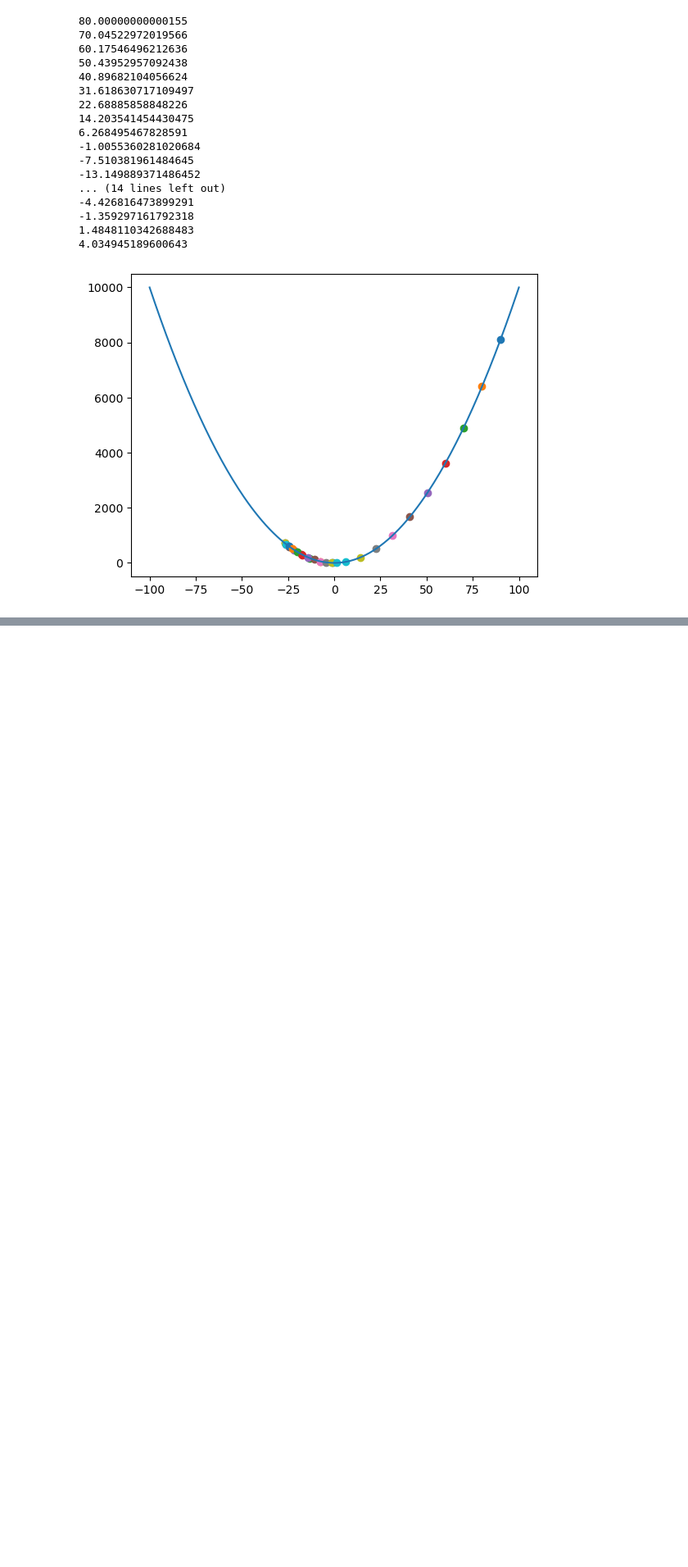
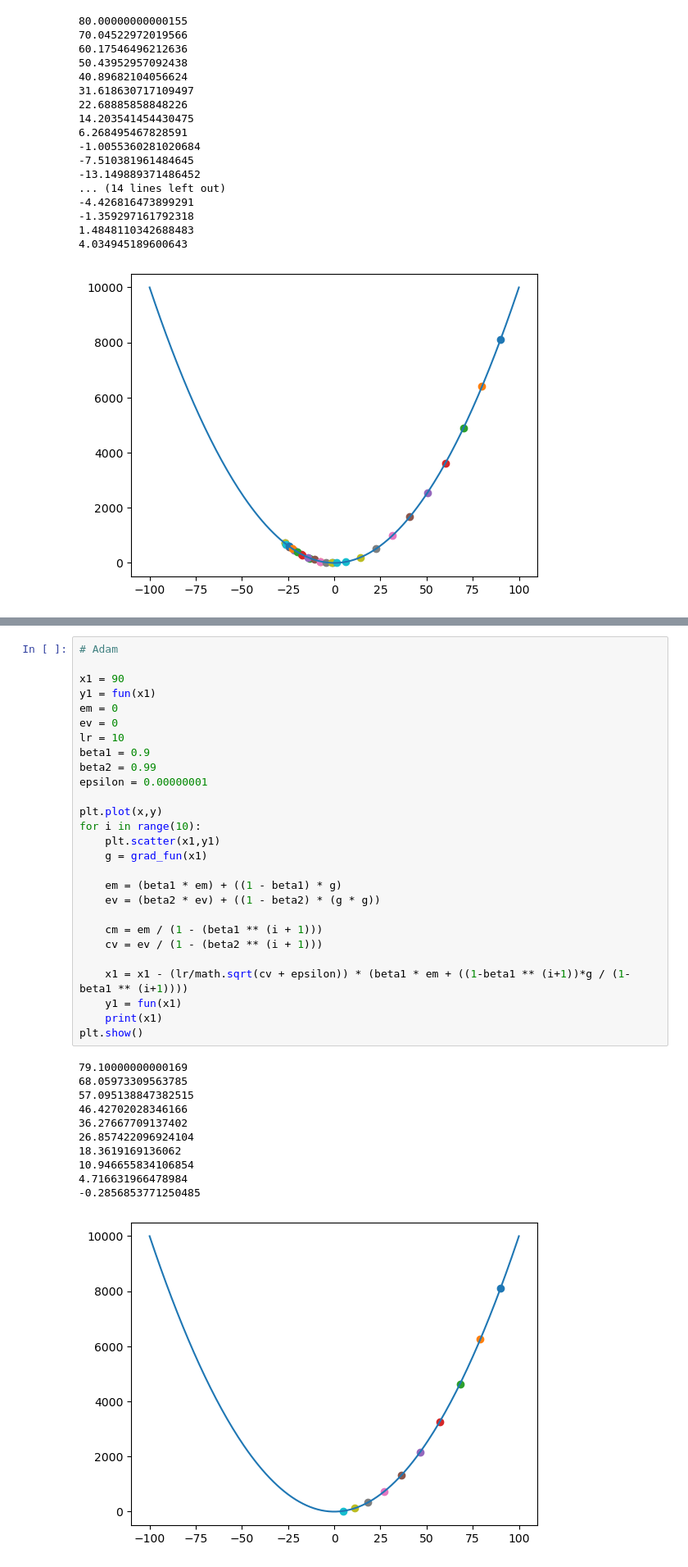
Before and after one commit to Jithendiran/mlTask, a Jupyter notebook: docs/gradient/Adam.ipynb, the cells around one changed output, grey strips where cells are left out. Shown: that part at 82% size. Cells and saved outputs as stored; diff of their text form; blank space fills up the shorter version.

```diff
--- a/docs/gradient/Adam.ipynb
+++ b/docs/gradient/Adam.ipynb
@@ -143,0 +152,39 @@ plt.show()
+# %%
+# Adam
+
+x1 = 90
+y1 = fun(x1)
+em = 0
+ev = 0
+lr = 10
+beta1 = 0.9
+beta2 = 0.99
+epsilon = 0.00000001
+
+plt.plot(x,y)
+for i in range(10):
+    plt.scatter(x1,y1)
+    g = grad_fun(x1)
+
+    em = (beta1 * em) + ((1 - beta1) * g)
+    ev = (beta2 * ev) + ((1 - beta2) * (g * g))
+
+    cm = em / (1 - (beta1 ** (i + 1)))
+    cv = ev / (1 - (beta2 ** (i + 1)))
+
+    x1 = x1 - (lr/math.sqrt(cv + epsilon)) * (beta1 * em + ((1-beta1 ** (i+1))*g / (1-beta1 ** (i+1))))
+    y1 = fun(x1)
+    print(x1)
+plt.show()
+# %% [output]
+79.10000000000169
+68.05973309563785
+57.095138847382515
+46.42702028346166
+36.27667709137402
+26.857422096924104
+18.3619169136062
+10.946655834106854
+4.716631966478984
+-0.2856853771250485
+[figure, added]
```
Also changed, not shown: parts of 1 cell of this notebook.
